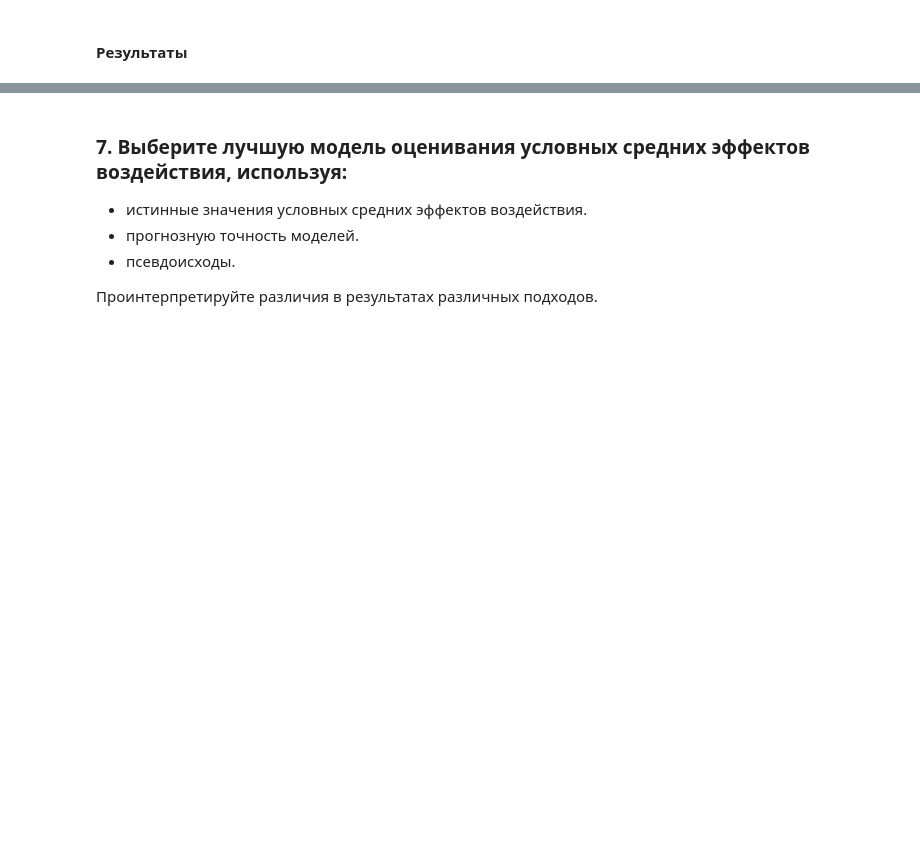
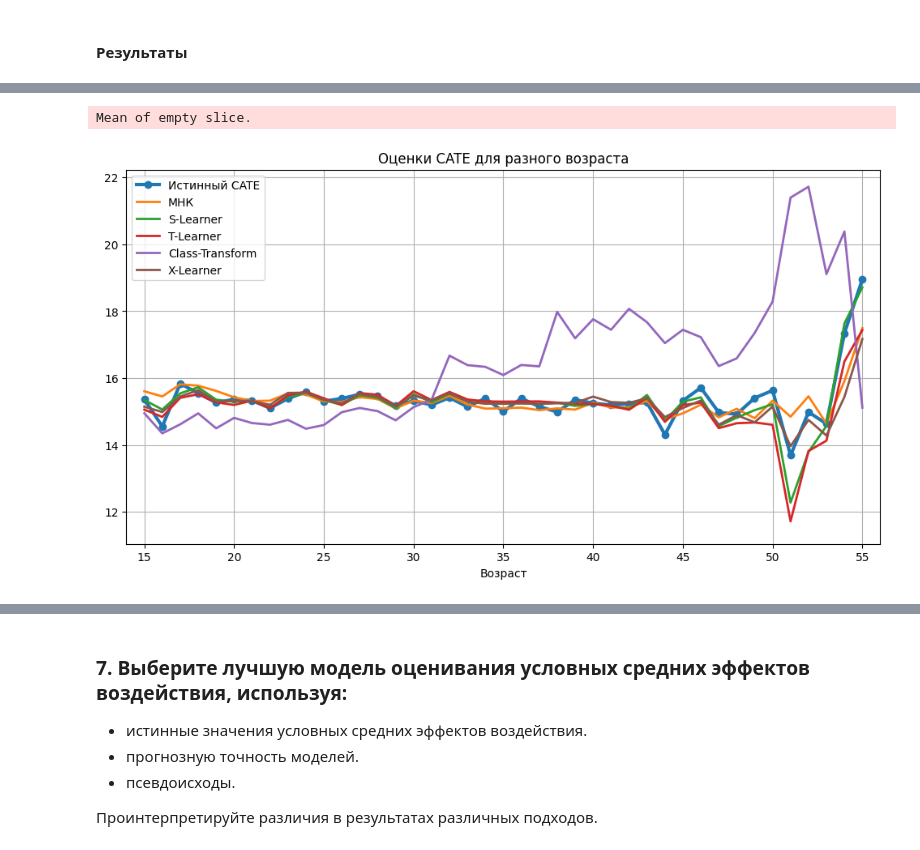
Before and after one commit to Zianielir/text_recall_and_education_research, a Jupyter notebook: 5_effects.ipynb, the cells around one changed output, grey strips where cells are left out. Cells and saved outputs as stored; diff of their text form; code cells hidden in the pictures; blank space fills up the shorter version.

```diff
--- a/5_effects.ipynb
+++ b/5_effects.ipynb
@@ -857,0 +1109,32 @@ invalid value encountered in scalar divide
+# %%
+ages = list(range(15, 61))
+
+cate_models = {'Истинный CATE': CATE_true, 'МНК': cate, 'S-Learner': cte_slearner, 'T-Learner': cte_tlearner,
+               'Class-Transform': cte_hat_transform_classes, 'X-Learner': cte_xlearner, }
+
+plt.figure(figsize=(12, 6))
+plt.title(f'Оценки CATE для разного возраста')
+plt.grid()
+plt.xlabel('Возраст')
+plt.xlim(xmin=14, xmax=56)
+
+for method, cte in cate_models.items():
+    cates_age = []
+
+    for age in ages:
+        age_mask = X_dml['age'] == age
+        cates_age.append(cte[age_mask].mean())
+
+    CATE_by_age = pd.DataFrame({'CATE': cates_age,
+                                'age': ages})
+
+    plt.plot(CATE_by_age['age'], CATE_by_age['CATE'],
+             label=f'{method}',
+             lw=3 if method == 'Истинный CATE' else 2,
+             marker='o' if method == 'Истинный CATE' else None)
+
+
+plt.legend();
+# %% [output]
+Mean of empty slice.
+[figure, added]
```
Also changed, not shown: parts of 100 cells of this notebook, 3 other files.
